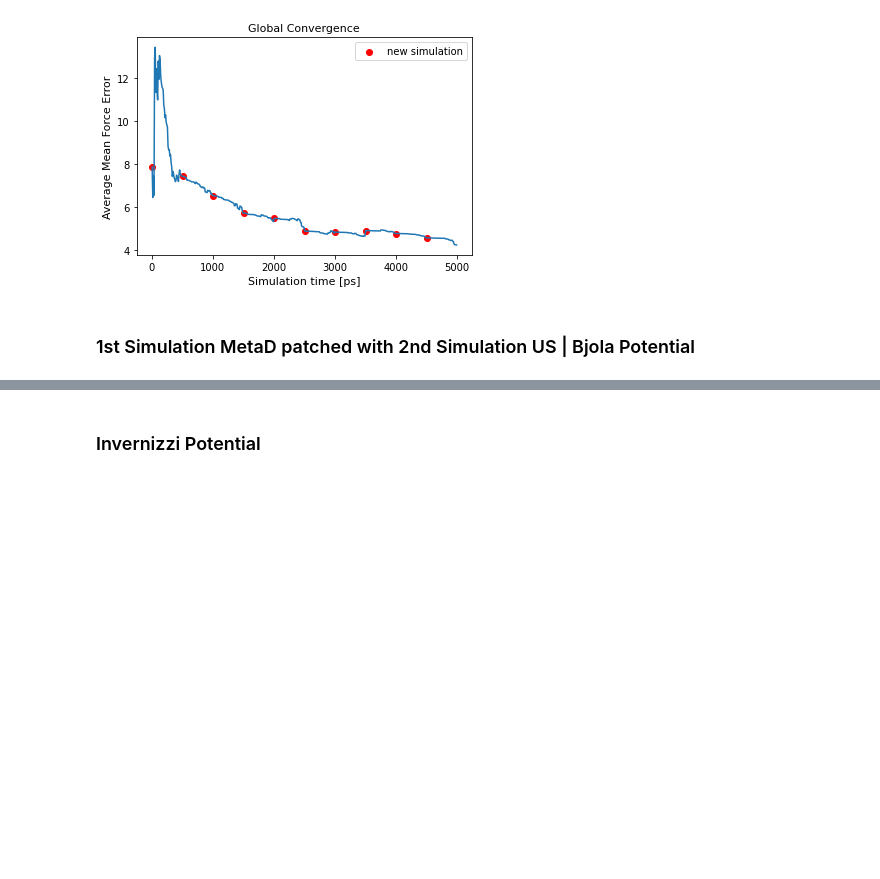
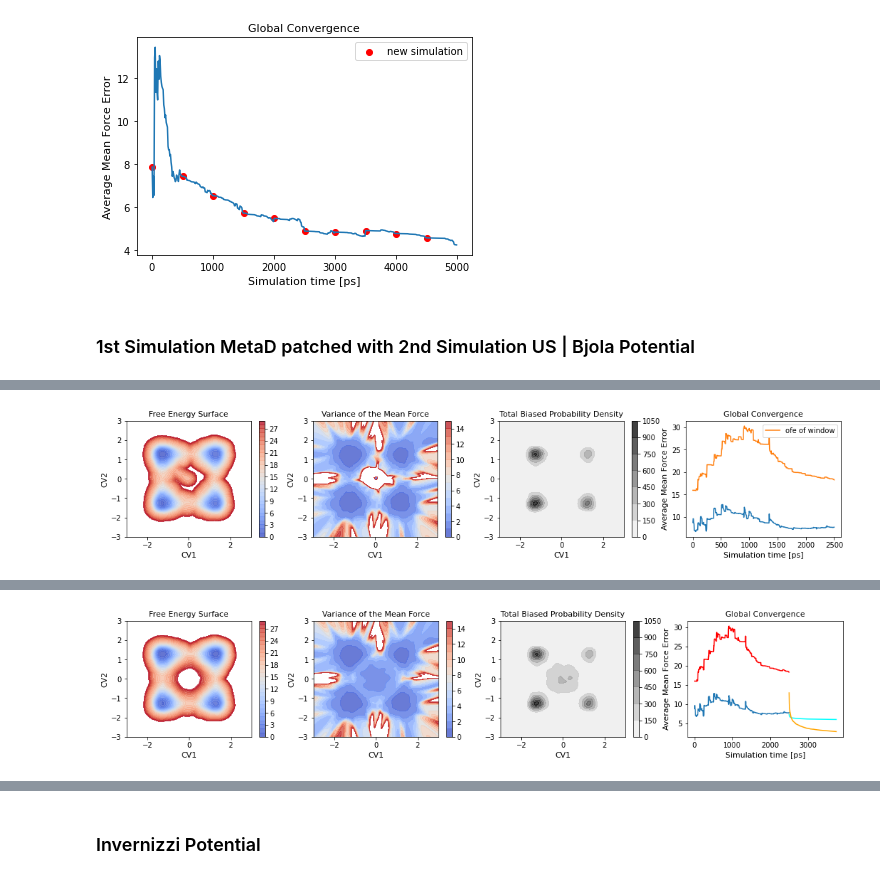
Before and after one commit to mme-ucl/MFI, a Jupyter notebook: MFI_notebook.ipynb, the cells around one changed output, grey strips where cells are left out. Drawn from its saved outputs; the diff is of its cells as text; code cells hidden in the pictures; blank space fills up the shorter version.

```diff
--- a/MFI_notebook.ipynb
+++ b/MFI_notebook.ipynb
@@ -591,0 +615,69 @@ MFI.plot_recap_2D(X, Y, FES, Ftot_den, ofe, ofe_history, ofe_history_time, FES_l
+# %%
+import numpy as np
+import matplotlib.pyplot as plt
+from pyMFI import MFI
+from pyMFI import run_plumed
+import pickle
+results_path = "/home/antoniu/Desktop/MFI_git/MFI/results_plot"
+data_path = "/home/antoniu/Desktop/MFI_git/MFI/Antoniu_2D_potential"
+os.chdir(data_path)
+
+#Load force terms
+with open(results_path + "/bjola_pot_500K_window.pkl", "rb") as fr:
+    [X, Y, Ftot_den, Ftot_x, Ftot_y, FES, ofe, ofe_history, ofe_history_window, ofe_history_time, Ftot_den2, ofv_x, ofv_y] = pickle.load(fr)
+
+# Plot Recap
+MFI.plot_recap_2D(X, Y, FES, Ftot_den, ofe, ofe_history, ofe_history_time, FES_lim=41, ofe_map_lim=16)
+plt.plot(ofe_history_time, ofe_history_window, label="ofe of window")
+plt.legend()
+plt.show()
+
+# #----------------------------------------------------- NEXT SIMULATION ---------------------------------------------------------------------------------
+
+
+#rename old results
+Froce_terms_old = [Ftot_den, Ftot_den2, Ftot_x, Ftot_y, ofv_x, ofv_y]
+ofe_history_old = ofe_history
+ofe_history_window_old = ofe_history_window
+ofe_history_time_old = ofe_history_time
+
+simulation_steps = 250000
+
+# #Run new simulation on Bjola potential
+run_plumed.run_langevin2D(simulation_steps, grid_min_x=-3.0, grid_max_x=3.0, grid_min_y=-3.0, grid_max_y=3.0, grid_bin_x=200, grid_bin_y=200,
+                   gaus_width_x=0.1, gaus_width_y=0.1, gaus_height=1, biasfactor=5, gaus_pace=100,
+                   hp_center_x=0.0, hp_center_y=0.0, hp_kappa_x=50, hp_kappa_y=50, file_extension="_static_window")
+
+#Read the HILLS file
+HILLS=MFI.load_HILLS_2D(hills_name=data_path + "/HILLS" + "_static_window")
+
+#Read the Colvar File
+[position_x, position_y] = MFI.load_position_2D(position_name=data_path + "/position" + "_static_window")
+
+# Compute the time-independent mean force
+results = MFI.MFI_2D(HILLS = HILLS, position_x = position_x, position_y = position_y, min_grid=np.array((-3, -3)), max_grid=np.array((3, 3)), bw = 0.1, kT = 2.49, periodic=1, base_terms = Froce_terms_old, window_corners=[-0.5, 0.5, -1.5, 1.5], log_pace = 5, error_pace = 250,
+                    hp_centre_x=0.0, hp_centre_y=0.0, hp_kappa_x=50, hp_kappa_y=50)
+
+[X, Y, Ftot_den, Ftot_x, Ftot_y, ofe, ofe_history, ofe_history_window, ofe_history_time, Ftot_den2, ofv_x, ofv_y] = results
+
+# #Patch results
+[Ftot_den, Ftot_den2, Ftot_x, Ftot_y, ofv_x, ofv_y] = MFI.patch_2D([Froce_terms_old, [Ftot_den, Ftot_den2, Ftot_x, Ftot_y, ofv_x, ofv_y]])
+ofe_history_time = [element+ofe_history_time_old[-1] for element in ofe_history_time]
+
+
+#integration with the FFT method
+[X, Y, FES] = MFI.FFT_intg_2D(Ftot_x, Ftot_y, min_grid=np.array((-3, -3)), max_grid=np.array((3, 3)))
+
+# Plot Recap
+MFI.plot_recap_2D(X, Y, FES, Ftot_den, ofe, ofe_history_old, ofe_history_time_old, FES_lim=41, ofe_map_lim=16)
+plt.plot(ofe_history_time_old, ofe_history_window_old, c="red", label="window 1st sim.")
+plt.plot(ofe_history_time, ofe_history, c="cyan", label="global 2snd sim.")
+plt.plot(ofe_history_time, ofe_history_window, c="orange", label="window 2snd sim.")
+plt.show()
+
+# Save Force terms
+Ftot_master = [X, Y, Ftot_den, FES, Ftot_den, ofe, ofe_history_time_old, ofe_history_old, ofe_history_window_old, ofe_history_time, ofe_history, ofe_history_window]
+with open(results_path + "/bjola_pot_static_patch_window.pkl","wb") as fw:
+    pickle.dump(Ftot_master, fw)
+# %% [output]
+[figure, added]
@@ -591,0 +696 @@ MFI.plot_recap_2D(X, Y, FES, Ftot_den, ofe, ofe_history, ofe_history_time, FES_l
+[figure, added]
```
Also changed, not shown: parts of 4 cells of this notebook, 13 other files.
